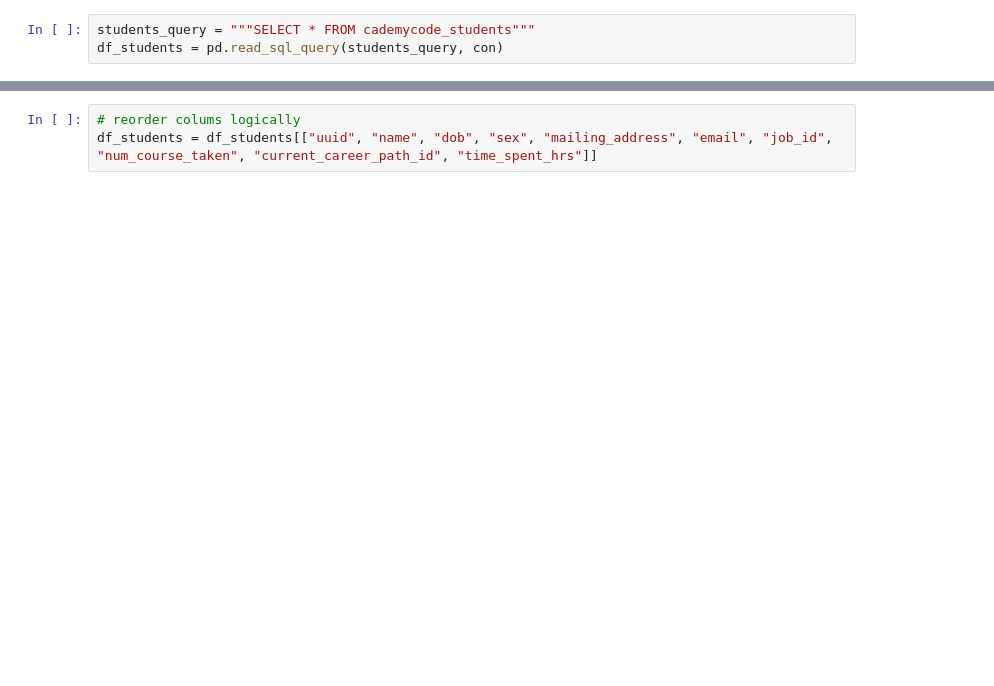
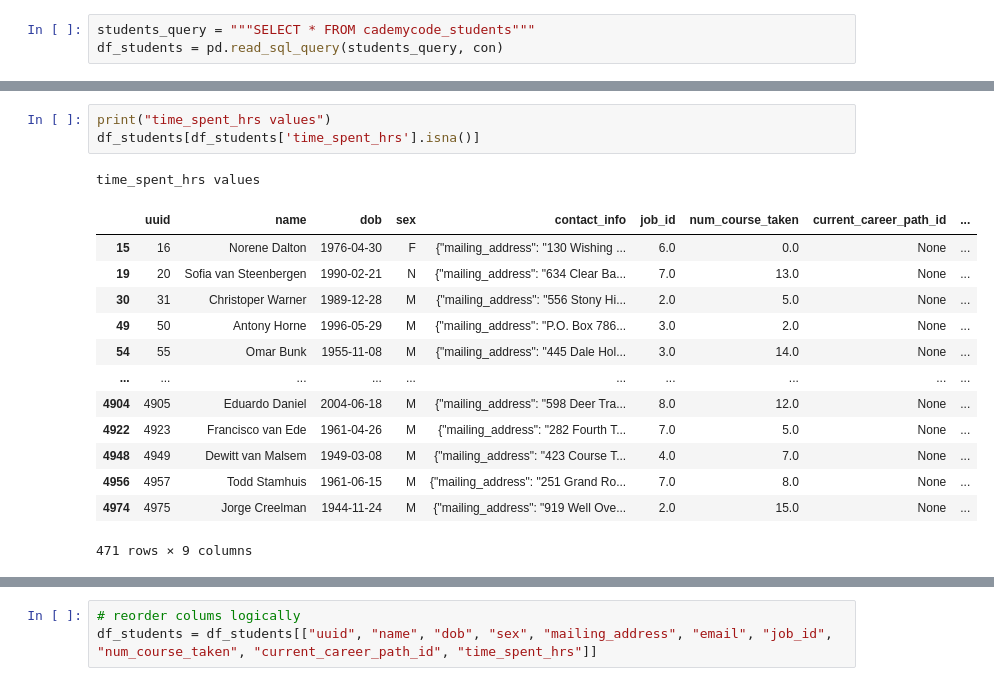
Before and after one commit to eugene-petrov-me/myprojects, a Jupyter notebook: subscriber-pipeline-codecademy/subscriber-pipeline-starter-kit/Data Ingestion Portfolio.ipynb, the cells around one changed output, grey strips where cells are left out. Drawn from its saved outputs; the diff is of its cells as text; blank space fills up the shorter version.

```diff
--- a/subscriber-pipeline-codecademy/subscriber-pipeline-starter-kit/Data Ingestion Portfolio.ipynb
+++ b/subscriber-pipeline-codecademy/subscriber-pipeline-starter-kit/Data Ingestion Portfolio.ipynb
@@ -86,0 +153,18 @@ df_students = df_students.drop(columns= {'contact_info'})
+# %%
+print("time_spent_hrs values")
+df_students[df_students['time_spent_hrs'].isna()]
+# %% [output]
+time_spent_hrs values
+|  | uuid | name | dob | sex | contact_info | job_id | num_course_taken | current_career_path_id | ... |
+| 15 | 16 | Norene Dalton | 1976-04-30 | F | {"mailing_address": "130 Wishing ... | 6.0 | 0.0 | None | ... |
+| 19 | 20 | Sofia van Steenbergen | 1990-02-21 | N | {"mailing_address": "634 Clear Ba... | 7.0 | 13.0 | None | ... |
+| 30 | 31 | Christoper Warner | 1989-12-28 | M | {"mailing_address": "556 Stony Hi... | 2.0 | 5.0 | None | ... |
+| 49 | 50 | Antony Horne | 1996-05-29 | M | {"mailing_address": "P.O. Box 786... | 3.0 | 2.0 | None | ... |
+| 54 | 55 | Omar Bunk | 1955-11-08 | M | {"mailing_address": "445 Dale Hol... | 3.0 | 14.0 | None | ... |
+| ... | ... | ... | ... | ... | ... | ... | ... | ... | ... |
+| 4904 | 4905 | Eduardo Daniel | 2004-06-18 | M | {"mailing_address": "598 Deer Tra... | 8.0 | 12.0 | None | ... |
+| 4922 | 4923 | Francisco van Ede | 1961-04-26 | M | {"mailing_address": "282 Fourth T... | 7.0 | 5.0 | None | ... |
+| 4948 | 4949 | Dewitt van Malsem | 1949-03-08 | M | {"mailing_address": "423 Course T... | 4.0 | 7.0 | None | ... |
+| 4956 | 4957 | Todd Stamhuis | 1961-06-15 | M | {"mailing_address": "251 Grand Ro... | 7.0 | 8.0 | None | ... |
+| 4974 | 4975 | Jorge Creelman | 1944-11-24 | M | {"mailing_address": "919 Well Ove... | 2.0 | 15.0 | None | ... |
+471 rows × 9 columns
```
Also changed, not shown: parts of 58 cells of this notebook, 5 other files.
